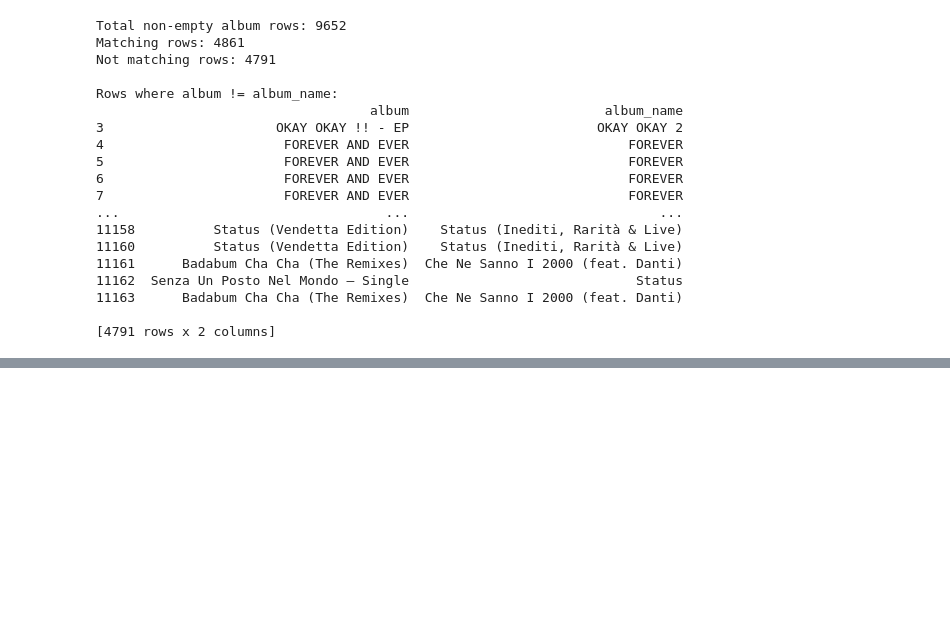
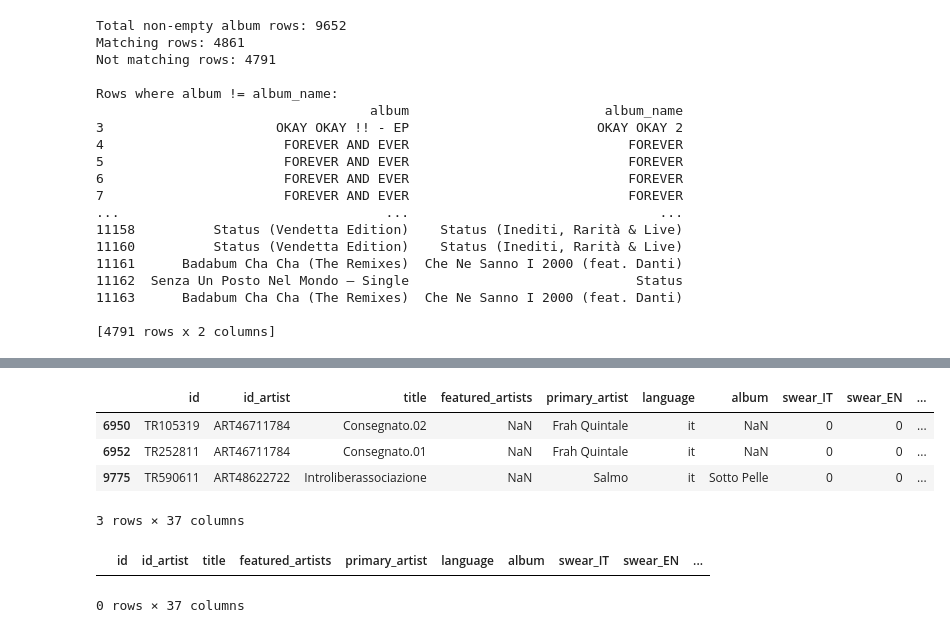
Before and after one commit to Ankit-Bhagat851/DSS-Project, a Jupyter notebook: Chi/tracks_understanding.ipynb, the cells around one changed output, grey strips where cells are left out. Drawn from its saved outputs; the diff is of its cells as text; code cells hidden in the pictures; blank space fills up the shorter version.

```diff
--- a/Chi/tracks_understanding.ipynb
+++ b/Chi/tracks_understanding.ipynb
@@ -252,0 +370,13 @@ Rows where album != album_name:
+# %%
+df_cleaned[df_cleaned.lyrics.isnull()]
+# %% [output]
+|  | id | id_artist | title | featured_artists | primary_artist | language | album | swear_IT | swear_EN | ... |
+| 6950 | TR105319 | ART46711784 | Consegnato.02 | NaN | Frah Quintale | it | NaN | 0 | 0 | ... |
+| 6952 | TR252811 | ART46711784 | Consegnato.01 | NaN | Frah Quintale | it | NaN | 0 | 0 | ... |
+| 9775 | TR590611 | ART48622722 | Introliberassociazione | NaN | Salmo | it | Sotto Pelle | 0 | 0 | ... |
+3 rows × 37 columns
+# %%
+spotifyAPI[spotifyAPI.id=='TR590611']
+# %% [output]
+|  | id | id_artist | title | featured_artists | primary_artist | language | album | swear_IT | swear_EN | ... |
+0 rows × 37 columns
```
Also changed, not shown: parts of 17 cells of this notebook, 2 other files.
